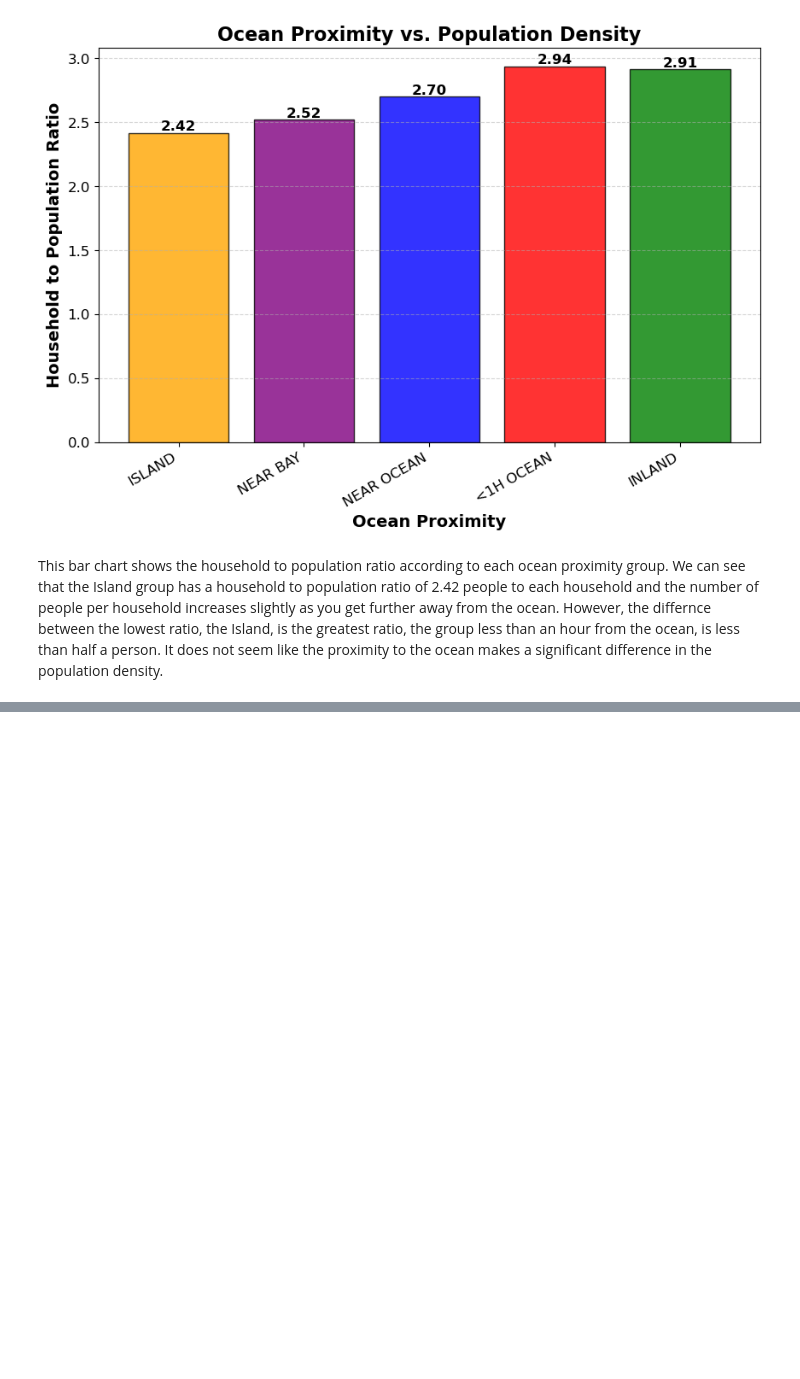
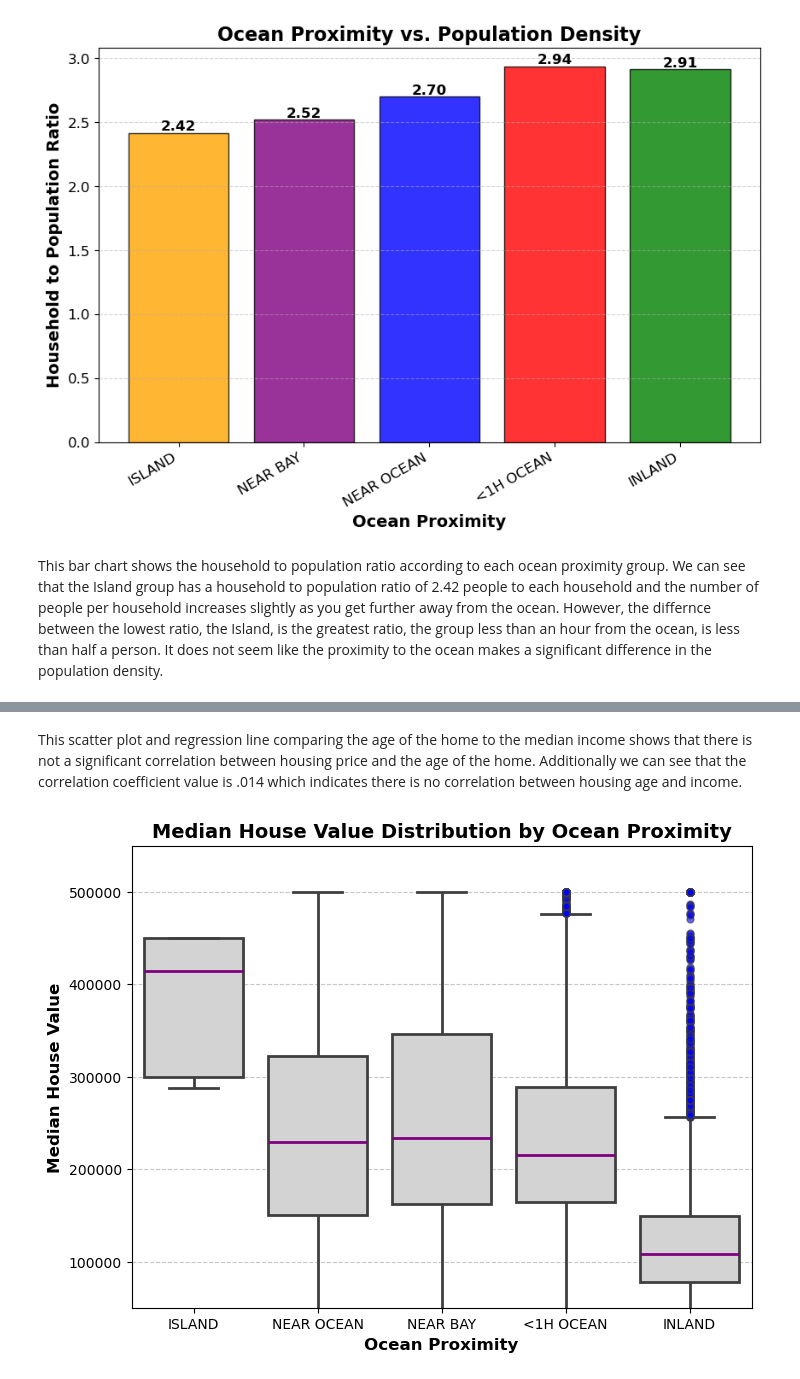
Before and after one commit to k22delafuente/Project_1_G2, a Jupyter notebook: kims_project_1.ipynb, the cells around one changed output, grey strips where cells are left out. Cells and saved outputs as stored; diff of their text form; code cells hidden in the pictures; blank space fills up the shorter version.

```diff
--- a/kims_project_1.ipynb
+++ b/kims_project_1.ipynb
@@ -146,0 +176,35 @@ This bar chart shows the household to population ratio according to each ocean p
+# %% [markdown]
+This scatter plot and regression line comparing the age of the home to the median income shows that there is not a significant correlation between housing price and the age of the home. Additionally we can see that the correlation coefficient value is .014 which indicates there is no correlation between housing age and income.
+# %%
+# Define the custom order for ocean proximity categories
+custom_order = ["ISLAND", "NEAR OCEAN", "NEAR BAY", "<1H OCEAN", "INLAND"]
+
+# Set figure size
+plt.figure(figsize=(8, 6))
+
+# Create a customized boxplot with the defined x-axis order
+sns.boxplot(
+    x=ca_housing_data["ocean_proximity"],
+    y=ca_housing_data["median_house_value"],
+    order=custom_order,
+    boxprops={'linewidth': 2, 'facecolor': 'lightgray'},
+    medianprops={'color': 'purple', 'linewidth': 2},
+    whiskerprops={'linewidth': 2},
+    capprops={'linewidth': 2},
+    flierprops={'marker': 'o', 'markersize': 5, 'markerfacecolor': 'blue', 'alpha': 0.6}
+)
+
+# Labels and title
+plt.xlabel("Ocean Proximity", fontsize=12, fontweight='bold')
+plt.ylabel("Median House Value", fontsize=12, fontweight='bold')
+plt.title("Median House Value Distribution by Ocean Proximity", fontsize=14, fontweight='bold')
+plt.ylim(50000, 550000)
+
+
+# Add gridlines for better readability
+plt.grid(axis='y', linestyle='--', alpha=0.7)
+
+# Show the plot
+plt.show()
+# %% [output]
+[figure, added]
```
Also changed, not shown: parts of 2 cells of this notebook.
